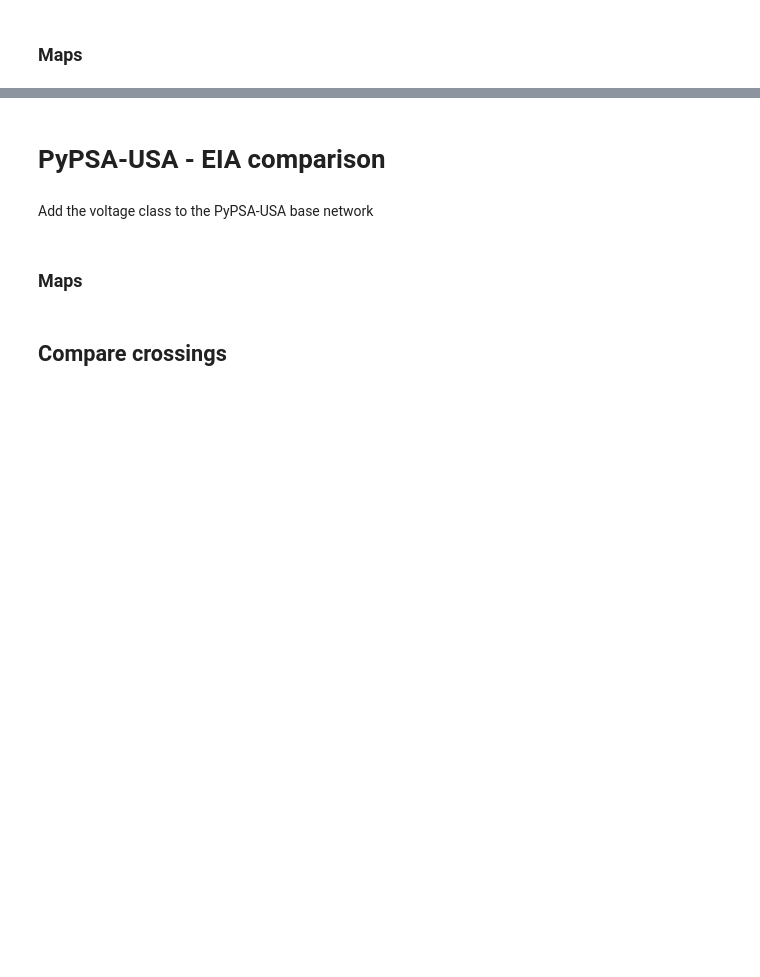
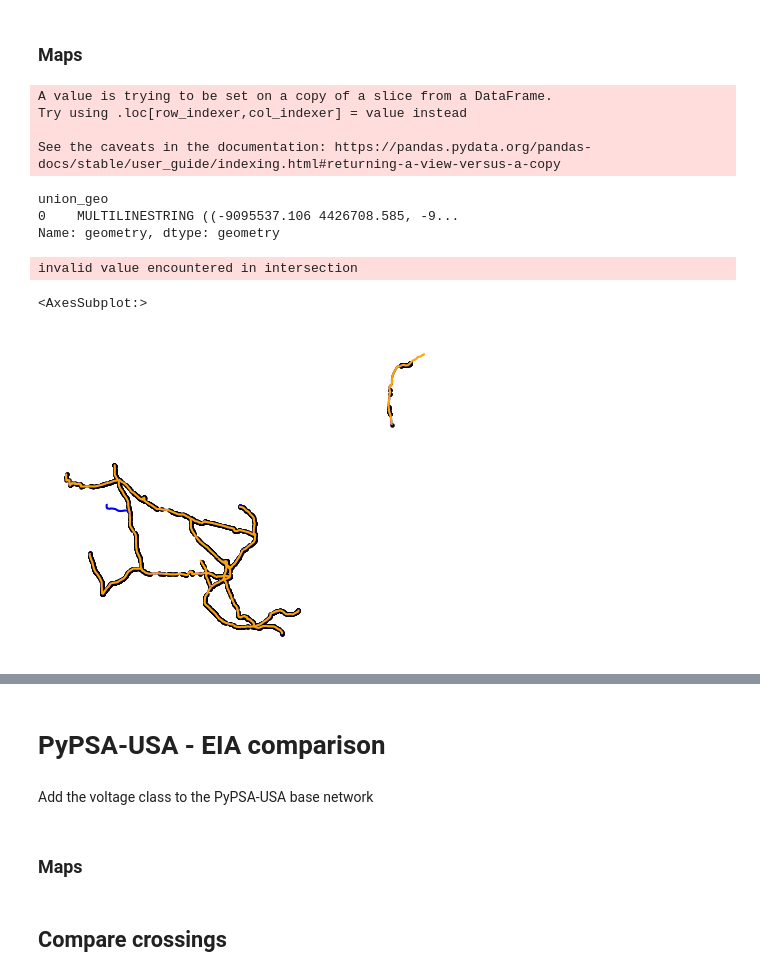
Before and after one commit to open-energy-transition/geothermal-modelling, a Jupyter notebook: analysis/notebooks/network_comparison.ipynb, the cells around one changed output, grey strips where cells are left out. Cells and saved outputs as stored; diff of their text form; code cells hidden in the pictures; blank space fills up the shorter version.

Commit message:
code: new version of network_comparison notebook

```diff
--- a/analysis/notebooks/network_comparison.ipynb
+++ b/analysis/notebooks/network_comparison.ipynb
@@ -15,5 +17,5 @@ pd.options.display.max_rows = None
 base_path = pathlib.Path("/Users/fabriziofinozzi/Desktop/OpenEnergyTransition/repo/")
 base_network_pypsa_earth = pypsa.Network(pathlib.Path(base_path, "geothermal-modelling/workflow/pypsa-earth/networks/US_2021/base.nc"))
 base_network_pypsa_usa = pypsa.Network(pathlib.Path(base_path, "pypsa-usa/workflow/resources/Default/usa/elec_base_network.nc"))
-eia_base_network = gpd.read_file(pathlib.Path(base_path, "geothermal-modelling/analysis/data/US_Electric_Power_Transmission_Lines_5037807202786552385.geojson"))
+eia_base_network = gpd.read_file(pathlib.Path(base_path, "US_Electric_Power_Transmission_Lines_5037807202786552385.geojson"))
 # %% [output]
@@ -175,15 +203,36 @@ sbn.countplot(data=eia_base_network, x=eia_base_network["VOLT_CLASS"], color="or
 
 selected_voltage_class_earth = "735 And Above"
 # %%
-base_network_pypsa_earth.lines["line_width"] = 0.0
-base_network_pypsa_earth.lines.loc[base_network_pypsa_earth.lines["v_nom_class"] == selected_voltage_class_earth, "line_width"] = 1.0
+base_network_pe_volt_class = base_network_pypsa_earth.lines.loc[base_network_pypsa_earth.lines["v_nom_class"] == selected_voltage_class_earth]
+base_network_pe_volt_class = gpd.GeoDataFrame(base_network_pe_volt_class, geometry=gpd.GeoSeries.from_wkt(base_network_pe_volt_class.geometry), crs="EPSG:4326")
+base_network_pe_volt_class["union_geo"] = 0
+base_network_pe_volt_class = base_network_pe_volt_class.dissolve(by="union_geo")
+base_network_pe_volt_class = base_network_pe_volt_class.to_crs(3857)
 
-fig, (ax1, ax2) = plt.subplots(nrows=1, ncols=2, sharey=True, subplot_kw={"projection":ccrs.PlateCarree(), "projection":ccrs.PlateCarree()}, figsize=(20, 4))
-base_network_pypsa_earth.plot(line_widths = base_network_pypsa_earth.lines["line_width"], bus_sizes = 0, line_colors = "blue", ax=ax1)
-base_network_pypsa_earth.plot(line_widths = base_network_pypsa_earth.lines["line_width"], bus_sizes = 0, line_colors = "white", ax=ax2)
-eia_base_network.loc[eia_base_network["VOLT_CLASS"]==selected_voltage_class_earth].plot(ax=ax2, color="orange")
-fig.suptitle("Comparison for voltage class: {}".format(selected_voltage_class_earth))
-ax1.set_aspect('equal')
-ax1.title.set_text("PyPSA-Earth base network")
-ax2.set_aspect("equal")
-ax2.title.set_text("EIA network")
+eia_base_network_volt_class = eia_base_network.loc[eia_base_network["VOLT_CLASS"]==selected_voltage_class_earth]
+eia_base_network_volt_class["union_geo"] = 0
+eia_base_network_volt_class = eia_base_network_volt_class.dissolve(by="union_geo")
+eia_base_network_volt_class = eia_base_network_volt_class.to_crs(3857)
+# %% [output]
+A value is trying to be set on a copy of a slice from a DataFrame.
+Try using .loc[row_indexer,col_indexer] = value instead
+
+See the caveats in the documentation: https://pandas.pydata.org/pandas-docs/stable/user_guide/indexing.html#returning-a-view-versus-a-copy
+# %%
+base_network_pe_volt_class.geometry
+# %% [output]
+union_geo
+0    MULTILINESTRING ((-9095537.106 4426708.585, -9...
+Name: geometry, dtype: geometry
+# %%
+intersection_geometries = base_network_pe_volt_class.intersection(eia_base_network_volt_class)
+fig, ax = plt.subplots(figsize=(20, 4))
+ax.set_axis_off()
+
+intersection_geometries.plot(ax=ax, color="black", markersize=5)
+base_network_pe_volt_class.plot(ax=ax, color="blue", kind="geo")
+eia_base_network_volt_class.plot(ax=ax, color="orange", kind="geo")
+# %% [output]
+invalid value encountered in intersection
+<AxesSubplot:>
+[figure, added]
```
Also changed, not shown: parts of 14 cells of this notebook.
